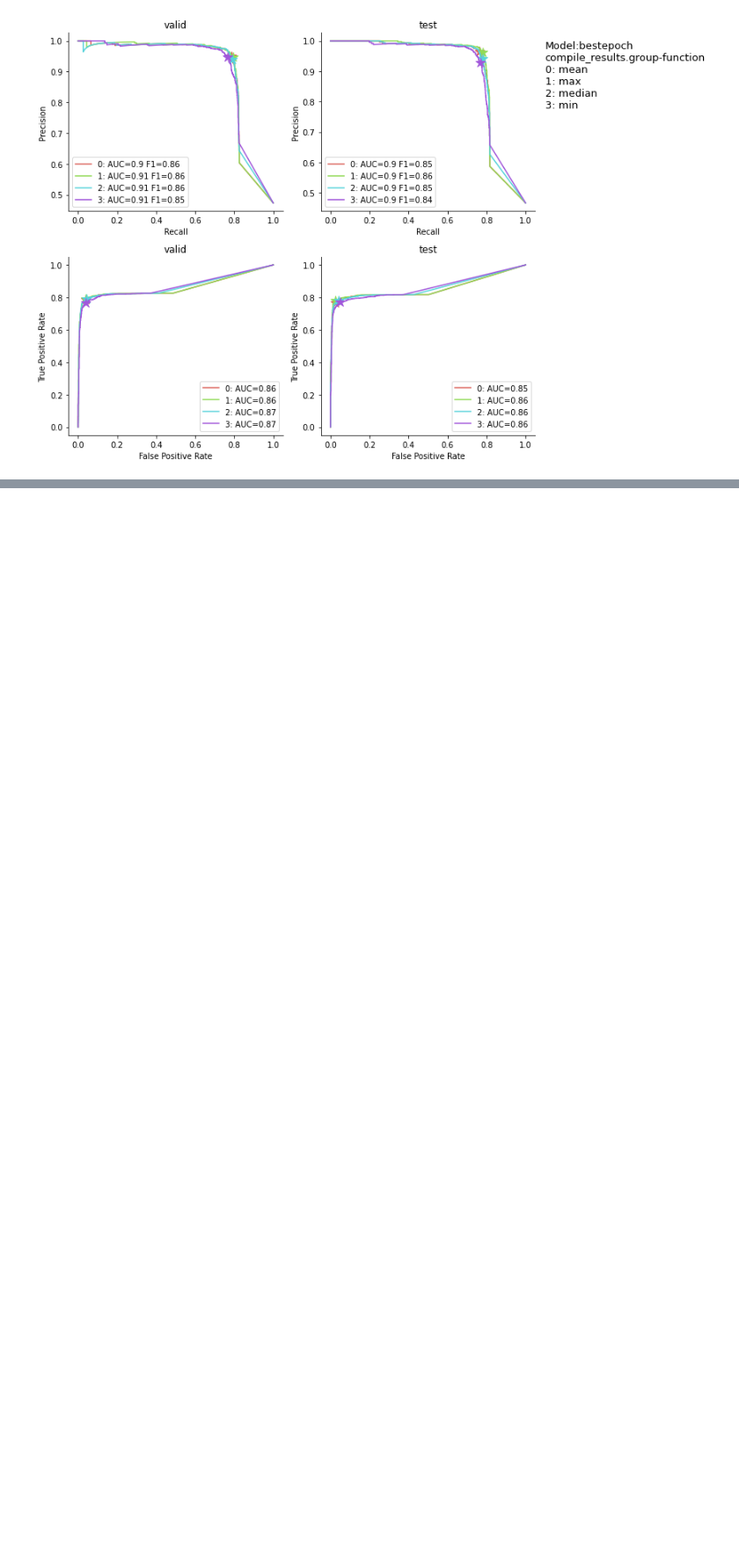
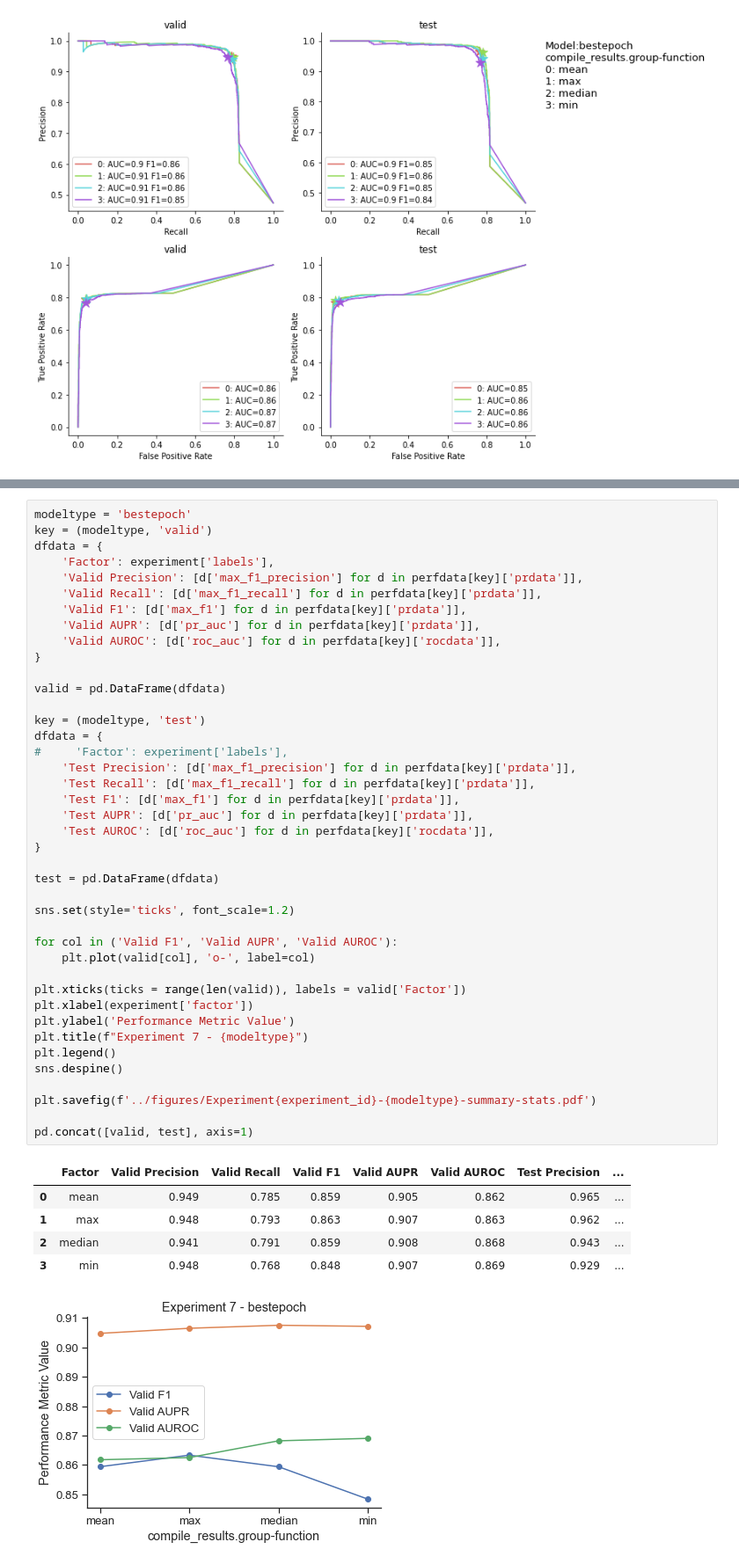
Before and after one commit to tatonetti-lab/onsides, a Jupyter notebook: notebooks/Experiment 3-Compare grouping functions.ipynb, the cells around one changed output, grey strips where cells are left out. Shown at 88% size. Cells and saved outputs as stored; diff of their text form; blank space fills up the shorter version.

```diff
--- a/notebooks/Experiment 3-Compare grouping functions.ipynb
+++ b/notebooks/Experiment 3-Compare grouping functions.ipynb
@@ -128,0 +144,48 @@ pd.concat([valid, test], axis=1)
+# %%
+modeltype = 'bestepoch'
+key = (modeltype, 'valid')
+dfdata = {
+    'Factor': experiment['labels'],
+    'Valid Precision': [d['max_f1_precision'] for d in perfdata[key]['prdata']],
+    'Valid Recall': [d['max_f1_recall'] for d in perfdata[key]['prdata']],
+    'Valid F1': [d['max_f1'] for d in perfdata[key]['prdata']],
+    'Valid AUPR': [d['pr_auc'] for d in perfdata[key]['prdata']],
+    'Valid AUROC': [d['roc_auc'] for d in perfdata[key]['rocdata']],
+}
+
+valid = pd.DataFrame(dfdata)
+
+key = (modeltype, 'test')
+dfdata = {
+#     'Factor': experiment['labels'],
+    'Test Precision': [d['max_f1_precision'] for d in perfdata[key]['prdata']],
+    'Test Recall': [d['max_f1_recall'] for d in perfdata[key]['prdata']],
+    'Test F1': [d['max_f1'] for d in perfdata[key]['prdata']],
+    'Test AUPR': [d['pr_auc'] for d in perfdata[key]['prdata']],
+    'Test AUROC': [d['roc_auc'] for d in perfdata[key]['rocdata']],
+}
+
+test = pd.DataFrame(dfdata)
+
+sns.set(style='ticks', font_scale=1.2)
+
+for col in ('Valid F1', 'Valid AUPR', 'Valid AUROC'):
+    plt.plot(valid[col], 'o-', label=col)
+
+plt.xticks(ticks = range(len(valid)), labels = valid['Factor'])
+plt.xlabel(experiment['factor'])
+plt.ylabel('Performance Metric Value')
+plt.title(f"Experiment 7 - {modeltype}")
+plt.legend()
+sns.despine()
+
+plt.savefig(f'../figures/Experiment{experiment_id}-{modeltype}-summary-stats.pdf')
+
+pd.concat([valid, test], axis=1)
+# %% [output]
+|  | Factor | Valid Precision | Valid Recall | Valid F1 | Valid AUPR | Valid AUROC | Test Precision | ... |
+| 0 | mean | 0.949 | 0.785 | 0.859 | 0.905 | 0.862 | 0.965 | ... |
+| 1 | max | 0.948 | 0.793 | 0.863 | 0.907 | 0.863 | 0.962 | ... |
+| 2 | median | 0.941 | 0.791 | 0.859 | 0.908 | 0.868 | 0.943 | ... |
+| 3 | min | 0.948 | 0.768 | 0.848 | 0.907 | 0.869 | 0.929 | ... |
+[figure, added]
```
Also changed, not shown: parts of 1 cell of this notebook, 34 other files.
